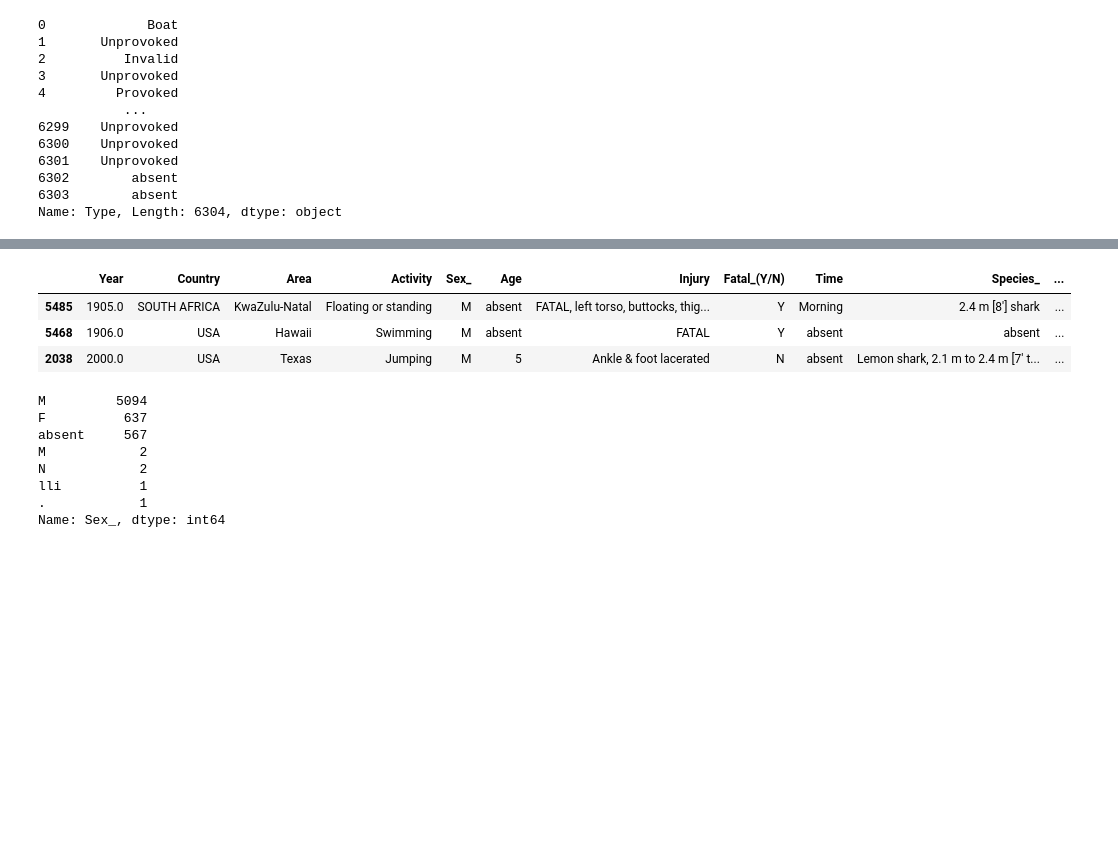
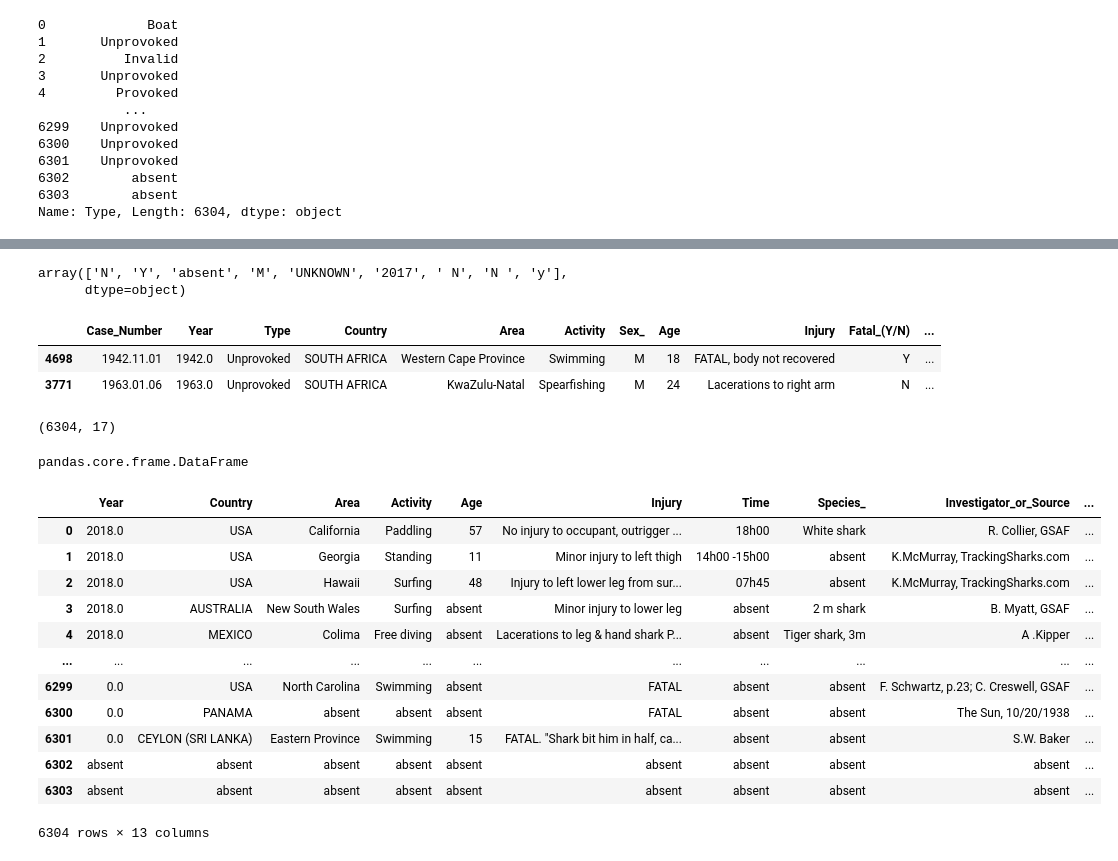
Before and after one commit to jaimecabanyes/Data-cleaning-pandas, a Jupyter notebook: Untitled.ipynb, the cells around one changed output, grey strips where cells are left out. Saved outputs shown, nothing was run; the diff lists cells and outputs as text; code cells hidden in the pictures; blank space fills up the shorter version.

```diff
--- a/Untitled.ipynb
+++ b/Untitled.ipynb
@@ -354,0 +386,5 @@ sh_attacks7 = sh_attacks6[['Year', 'Country', 'Area', 'Activity', 'Sex_', 'Age',
+# %%
+sh_attacks6["Fatal_(Y/N)"].unique()
+# %% [output]
+array(['N', 'Y', 'absent', 'M', 'UNKNOWN', '2017', ' N', 'N ', 'y'],
+      dtype=object)
@@ -354,0 +397,6 @@ sh_attacks7 = sh_attacks6[['Year', 'Country', 'Area', 'Activity', 'Sex_', 'Age',
+# %%
+Fatal_df3 = Fatal_df2.replace({'y'}, 'Y')
+# %%
+list_fatal = list(Fatal_df3)
+# %%
+sh_attacks6["Fatal_attack_(Y/N)"] = list_fatal
@@ -355,18 +405,33 @@ sh_attacks7 = sh_attacks6[['Year', 'Country', 'Area', 'Activity', 'Sex_', 'Age',
+# %%
+sh_attacks6.sample(2)
+# %% [output]
+|  | Case_Number | Year | Type | Country | Area | Activity | Sex_ | Age | Injury | Fatal_(Y/N) | ... |
+| 4698 | 1942.11.01 | 1942.0 | Unprovoked | SOUTH AFRICA | Western Cape Province | Swimming | M | 18 | FATAL, body not recovered | Y | ... |
+| 3771 | 1963.01.06 | 1963.0 | Unprovoked | SOUTH AFRICA | KwaZulu-Natal | Spearfishing | M | 24 | Lacerations to right arm | N | ... |
+# %%
+sh_attacks6.shape
+# %% [output]
+(6304, 17)
+# %%
+type(sh_attacks6)
+# %% [output]
+pandas.core.frame.DataFrame
+# %%
+sh_attacks7 = sh_attacks6.drop(['Case_Number', 'Sex_', 'Type', 'Fatal_(Y/N)'], axis=1)
+#Al estar varias columnas duplicadas, he quitado todas las "malas"
 # %%
-sh_attacks7.sample(3)
+sh_attacks7
 # %% [output]
-|  | Year | Country | Area | Activity | Sex_ | Age | Injury | Fatal_(Y/N) | Time | Species_ | ... |
-| 5485 | 1905.0 | SOUTH AFRICA | KwaZulu-Natal | Floating or standing | M | absent | FATAL, left torso, buttocks, thig... | Y | Morning | 2.4 m [8'] shark | ... |
-| 5468 | 1906.0 | USA | Hawaii | Swimming | M | absent | FATAL | Y | absent | absent | ... |
-| 2038 | 2000.0 | USA | Texas | Jumping | M | 5 | Ankle & foot lacerated | N | absent | Lemon shark, 2.1 m to 2.4 m [7' t... | ... |
+|  | Year | Country | Area | Activity | Age | Injury | Time | Species_ | Investigator_or_Source | ... |
+| 0 | 2018.0 | USA | California | Paddling | 57 | No injury to occupant, outrigger ... | 18h00 | White shark | R. Collier, GSAF | ... |
+| 1 | 2018.0 | USA | Georgia | Standing | 11 | Minor injury to left thigh | 14h00 -15h00 | absent | K.McMurray, TrackingSharks.com | ... |
+| 2 | 2018.0 | USA | Hawaii | Surfing | 48 | Injury to left lower leg from sur... | 07h45 | absent | K.McMurray, TrackingSharks.com | ... |
+| 3 | 2018.0 | AUSTRALIA | New South Wales | Surfing | absent | Minor injury to lower leg | absent | 2 m shark | B. Myatt, GSAF | ... |
+| 4 | 2018.0 | MEXICO | Colima | Free diving | absent | Lacerations to leg & hand shark P... | absent | Tiger shark, 3m | A .Kipper | ... |
+| ... | ... | ... | ... | ... | ... | ... | ... | ... | ... | ... |
+| 6299 | 0.0 | USA | North Carolina | Swimming | absent | FATAL | absent | absent | F. Schwartz, p.23; C. Creswell, GSAF | ... |
+| 6300 | 0.0 | PANAMA | absent | absent | absent | FATAL | absent | absent | The Sun, 10/20/1938 | ... |
+| 6301 | 0.0 | CEYLON (SRI LANKA) | Eastern Province | Swimming | 15 | FATAL. "Shark bit him in half, ca... | absent | absent | S.W. Baker | ... |
+| 6302 | absent | absent | absent | absent | absent | absent | absent | absent | absent | ... |
+| 6303 | absent | absent | absent | absent | absent | absent | absent | absent | absent | ... |
+6304 rows × 13 columns
-# %%
-sh_attacks7.Sex_.value_counts()
-# %% [output]
-M         5094
-F          637
-absent     567
-M            2
-N            2
-lli          1
-.            1
-Name: Sex_, dtype: int64
```
Also changed, not shown: parts of 22 cells of this notebook.
